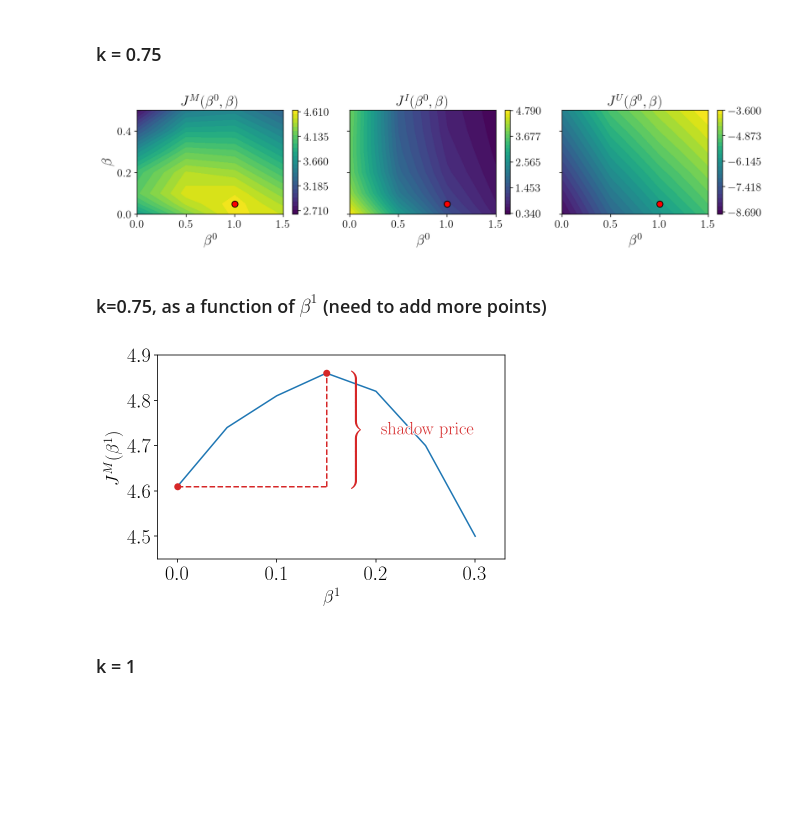
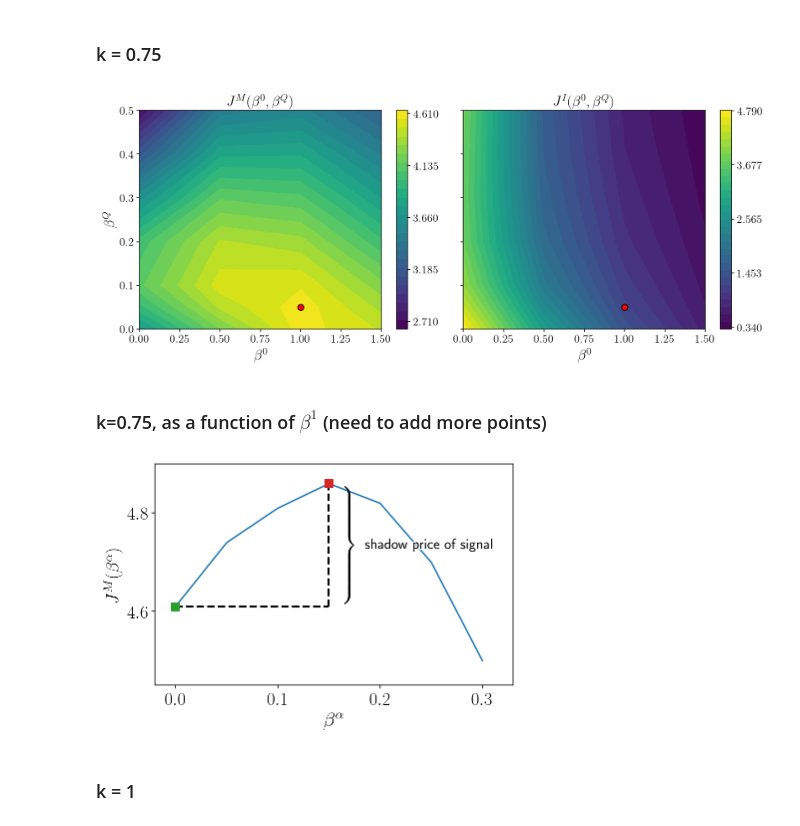
Before and after one commit to AdrienMathieu-eng/Nash-Equilibrium-, a Jupyter notebook: non_linear_BSDE_v2.ipynb, the cells around one changed output. Drawn from its saved outputs; the diff is of its cells as text; code cells hidden in the pictures; blank space fills up the shorter version.

```diff
--- a/non_linear_BSDE_v2.ipynb
+++ b/non_linear_BSDE_v2.ipynb
@@ -957,47 +958,47 @@ max_mm = df.loc[idx_max_mm, ["beta0", "beta", "PnL_MarketMaker"]]
 max_it = df.loc[idx_max_mm, ["beta0", "beta", "PnL_InformedTrader"]]
 max_ut = df.loc[idx_max_mm, ["beta0", "beta", "PnL_UninformedTrader"]]
 
 
 # --- 6. Plot ---
-fig, axes = plt.subplots(1, 3, figsize=(12, 3), sharey=True)
+fig, axes = plt.subplots(1, 2, figsize=(12, 5), sharey=True)
 
 # PnL Market Maker
 c1 = axes[0].contourf(B0_grid, B_grid, PnL_MM_full, levels=30, cmap="viridis")
 axes[0].scatter(max_mm["beta0"], max_mm["beta"], color="red", s=60, edgecolors="black", zorder=5)
 axes[0].set_xlim(B0_grid.min(), B0_grid.max())
 axes[0].set_ylim(B_grid.min(), B_grid.max())
-axes[0].set_title(r"$J^M(\beta^0,\beta)$",fontsize=fsL)
+axes[0].set_title(r"$J^M(\beta^0,\beta^Q)$",fontsize=fsL)
 axes[0].set_xlabel(r"$\beta^0$",fontsize=fsL)
-axes[0].set_ylabel(r"$\beta$",fontsize=fsL)
+axes[0].set_ylabel(r"$\beta^Q$",fontsize=fsL)
 cbar=fig.colorbar(c1, ax=axes[0])
 cbar.set_ticks(np.linspace(PnL_MM_full.min(), PnL_MM_full.max(), 5))
 
 
 # PnL Informed Trader
 c2 = axes[1].contourf(B0_grid, B_grid, PnL_IT_full, levels=30, cmap="viridis")
 axes[1].scatter(max_mm["beta0"], max_mm["beta"], color="red", s=60, edgecolors="black", zorder=5)
 axes[1].set_xlim(B0_grid.min(), B0_grid.max())
 axes[1].set_ylim(B_grid.min(), B_grid.max())
-axes[1].set_title(r"$J^I(\beta^0,\beta)$",fontsize=fsL)
+axes[1].set_title(r"$J^I(\beta^0,\beta^Q)$",fontsize=fsL)
 axes[1].set_xlabel(r"$\beta^0$",fontsize=fsL)
 cbar= fig.colorbar(c2, ax=axes[1])
 cbar.set_ticks(np.linspace(PnL_IT_full.min(), PnL_IT_full.max(), 5))
 
 
-c3 = axes[2].contourf(B0_grid, B_grid, PnL_UT_full, levels=30, cmap="viridis")
-axes[2].scatter(max_mm["beta0"], max_mm["beta"], color="red", s=60, edgecolors="black", zorder=5)
-axes[2].set_xlim(B0_grid.min(), B0_grid.max())
-axes[2].set_ylim(B_grid.min(), B_grid.max())
-axes[2].set_title(r"$J^U(\beta^0,\beta)$",fontsize=fsL)
-axes[2].set_xlabel(r"$\beta^0$",fontsize=fsL)
-cbar = fig.colorbar(c3, ax=axes[2])
-cbar.set_ticks(np.linspace(PnL_UT_full.min(), PnL_UT_full.max(), 5))
+#c3 = axes[2].contourf(B0_grid, B_grid, PnL_UT_full, levels=30, cmap="viridis")
+#axes[2].scatter(max_mm["beta0"], max_mm["beta"], color="red", s=60, edgecolors="black", zorder=5)
+#axes[2].set_xlim(B0_grid.min(), B0_grid.max())
+#axes[2].set_ylim(B_grid.min(), B_grid.max())
+#axes[2].set_title(r"$J^U(\beta^0,\beta^Q)$",fontsize=fsL)
+#axes[2].set_xlabel(r"$\beta^0$",fontsize=fsL)
+#cbar = fig.colorbar(c3, ax=axes[2])
+#cbar.set_ticks(np.linspace(PnL_UT_full.min(), PnL_UT_full.max(), 5))
 
 
 fig.tight_layout()
-plt.savefig("figures_Stackelberg/new_table_k_075.pdf")
+plt.savefig("figures_Stackelberg/new_table_k_075_V2.pdf", dpi=dpi)
 # %% [output]
-[figure, old version]
+[figure, new version]
 # %% [markdown]
 ### k=0.75, as a function of $\beta^1$ (need to add more points)
 # %%
@@ -1022,41 +1023,47 @@ xi, yi = x2, y1  # intersection
 # Couleur uniforme
 red = 'tab:red'
 
+
 fig, ax = plt.subplots(figsize=(6, 4))
 
 # --- Courbe et points ---
 ax.plot(beta1, Y, color="tab:blue")
-ax.scatter([x1, x2], [y1, y2], color=red, zorder=5)
+ax.scatter([x1], [y1], marker = 's',color='tab:green',s=70 ,zorder=5)
+ax.scatter([x2], [y2], marker ='s',color='tab:red',s=70, zorder=5)
+
 
 # --- Segments rouges pointillés ---
-ax.plot([x1, xi], [y1, y1], '--', color=red, lw=1.5)
-ax.plot([xi, xi], [yi, y2], '--', color=red, lw=1.5)
+ax.plot([x1, xi], [y1, y1], '--', color='black', lw=2.)
+ax.plot([xi, xi], [yi, y2], '--', color='black', lw=2.)
 
 # --- Accolade verticale (ouverte vers la gauche, pointe vers le texte) ---
-x_brace = xi + 0.025   # position horizontale à droite du segment
+x_brace = xi + 0.015   # position horizontale à droite du segment
 y_mid   = (yi + y2) / 2
 brace_text = r"$\left. \rule{0cm}{2.2cm} \right\}$"  # accolade inversée (pointe vers le texte)
 
 ax.text(x_brace, y_mid, brace_text,
-        color=red, fontsize=fsL,
+        color='black', fontsize=fsL,
         va='center', ha='left')
 
 # --- Texte "shadow price" horizontal ---
-ax.text(x_brace + 0.03, y_mid, r"\text{shadow price}",
-        color=red, fontsize=fsL,
+ax.text(x_brace + 0.02, y_mid, r"\text{shadow price of signal}",
+        color='black', fontsize=fsL-3,
         va='center', ha='left',
         path_effects=[pe.withStroke(linewidth=2, foreground="white")])
 
 # --- Mise en forme ---
-ax.set_xlabel(r'$\beta^1$', fontsize=fsL)
-ax.set_ylabel(r'$J^M(\beta^1)$', fontsize=fsL)
+ax.set_xlabel(r'$\beta^\alpha$', fontsize=fsL+2)
+ax.set_ylabel(r'$J^M(\beta^\alpha)$', fontsize=fsL)
 ax.set_xlim(-0.02, 0.33)
 ax.set_ylim(4.45, 4.9)
+ax.set_xticks([0, 0.1, 0.2, 0.3])
+ax.set_yticks([4.6, 4.8])
+ax.tick_params(axis='both', labelsize=fsL)
 plt.tight_layout()
-plt.savefig('figures_Stackelberg/opt_beta1.pdf')
+plt.savefig('figures_Stackelberg/opt_beta1.pdf',dpi=dpi,format='pdf' )
 plt.show()
 # %% [output]
-[figure, old version]
+[figure, new version]
 # %% [markdown]
 ### k = 1
 # %% [markdown]
```
Also changed, not shown: parts of 34 cells of this notebook.
